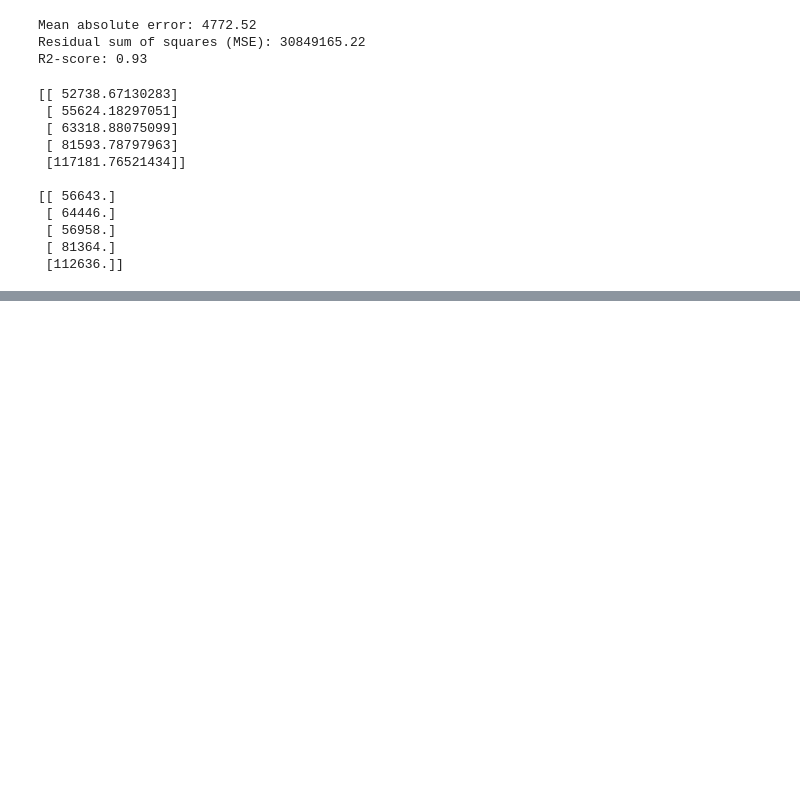
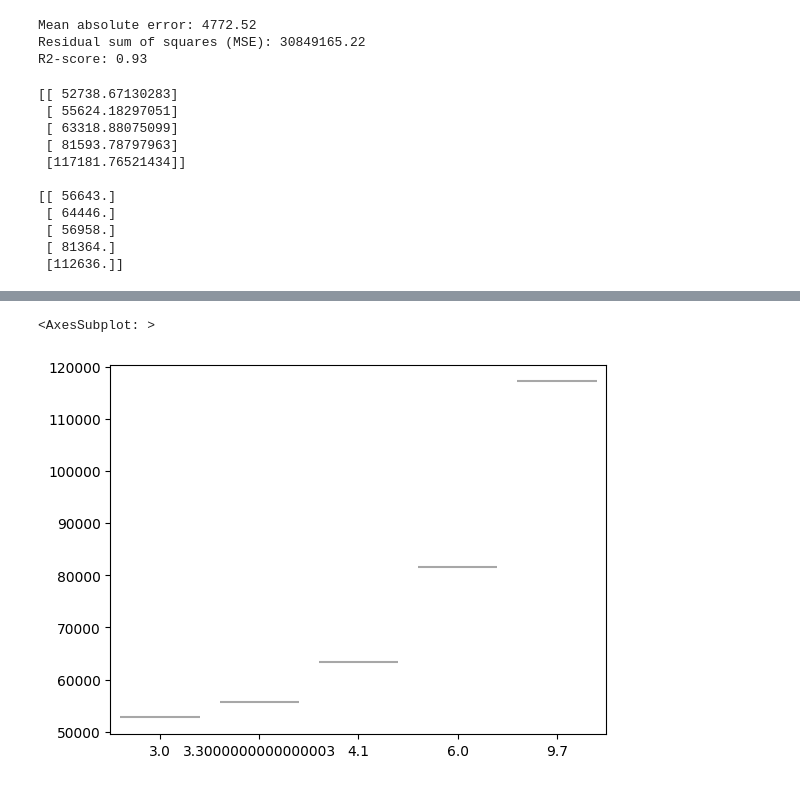
Before and after one commit to mehdisahraeei/ml-project, a Jupyter notebook: 02-projects/Regression/simple-Regr-salary.ipynb, the cells around one changed output, grey strips where cells are left out. Cells and saved outputs as stored; diff of their text form; code cells hidden in the pictures; blank space fills up the shorter version.

```diff
--- a/02-projects/Regression/simple-Regr-salary.ipynb
+++ b/02-projects/Regression/simple-Regr-salary.ipynb
@@ -193,0 +211,5 @@ print(test_y[:5])
+# %%
+sns.boxenplot(x=test_x.reshape(-1),y=predict.reshape(-1))
+# %% [output]
+<AxesSubplot: >
+[figure, added]
```
Also changed, not shown: parts of 8 cells of this notebook.
